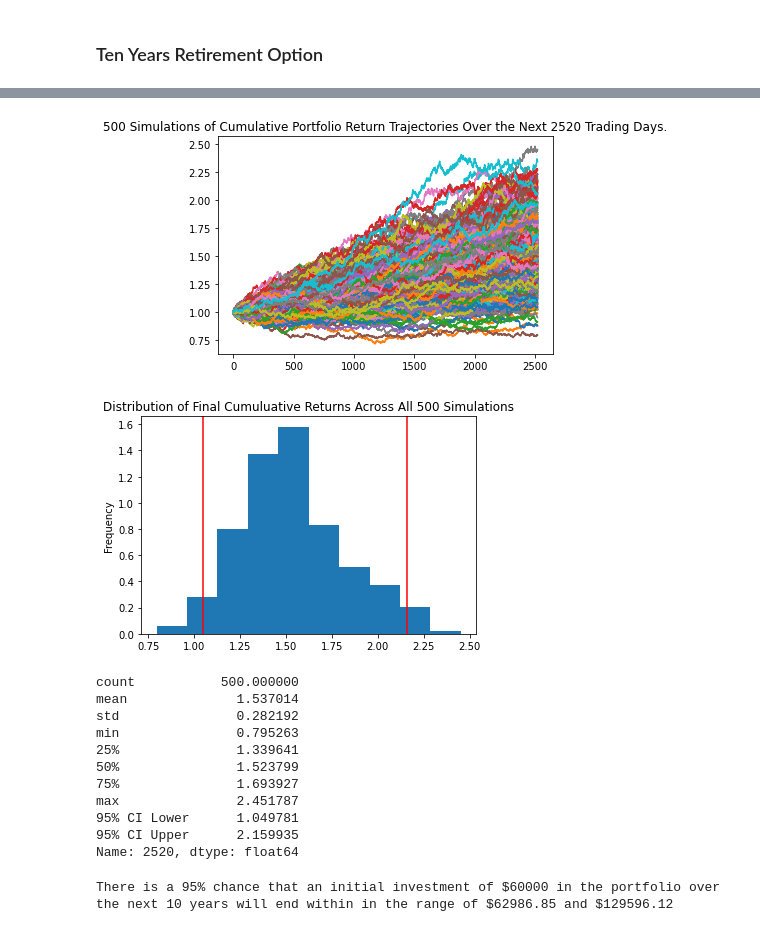
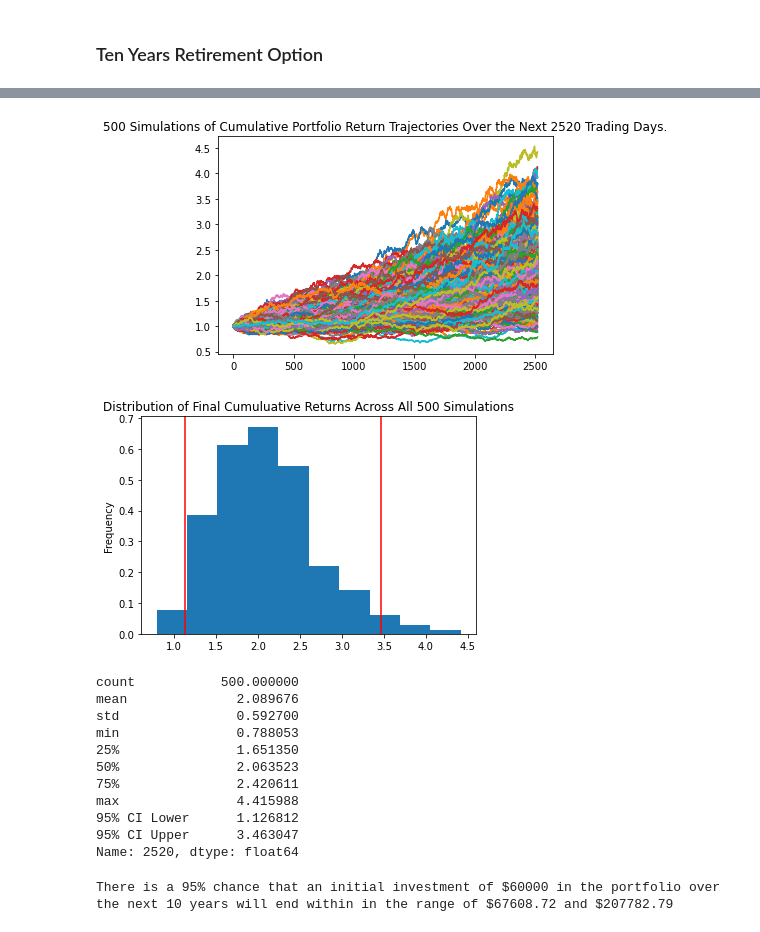
Before and after one commit to ahudiyaxcel/APIs-project, a Jupyter notebook: financial-planner.ipynb, the cells around one changed output, grey strips where cells are left out. Drawn from its saved outputs; the diff is of its cells as text; code cells hidden in the pictures.

```diff
--- a/financial-planner.ipynb
+++ b/financial-planner.ipynb
@@ -464,3 +471,11 @@ There is a 95% chance that an initial investment of $60000 in the portfolio over
 # %% [markdown]
 ### Ten Years Retirement Option
+# %%
+# Configuring a Monte Carlo simulation to forecast 10 years cumulative returns
+MC_ten_year = MCSimulation(
+                            portfolio_data = df_stock_data,
+weights = [.60,.40],
+num_simulation = 500,
+num_trading_days =252*10
+)
 # %%
@@ -503,41 +516,43 @@ Running Monte Carlo simulation number 490.
 # %%
 # Plot simulation outcomes
-# YOUR CODE HERE!
+line_plot_ten = MC_ten_year.plot_simulation()
 # %% [output]
-[figure, old version]
+[figure, new version]
 # %%
 # Plot probability distribution and confidence intervals
-# YOUR CODE HERE!
+dist_plot_ten = MC_ten_year.plot_distribution()
 # %% [output]
-[figure, old version]
+[figure, new version]
 # %%
 # Fetch summary statistics from the Monte Carlo simulation results
-# YOUR CODE HERE!
+tbl_ten = MC_ten_year.summarize_cumulative_return()
+print(tbl_ten)
 
 # Print summary statistics
 # YOUR CODE HERE!
 # %% [output]
 count           500.000000
-mean              1.537014
-std               0.282192
-min               0.795263
-25%               1.339641
-50%               1.523799
-75%               1.693927
-max               2.451787
-95% CI Lower      1.049781
-95% CI Upper      2.159935
+mean              2.089676
+std               0.592700
+min               0.788053
+25%               1.651350
+50%               2.063523
+75%               2.420611
+max               4.415988
+95% CI Lower      1.126812
+95% CI Upper      3.463047
 Name: 2520, dtype: float64
 # %%
 # Set initial investment
-# YOUR CODE HERE!
+initial_investment_ten = 60000
 
 # Use the lower and upper `95%` confidence intervals to calculate the range of the possible outcomes of our $60,000
-# YOUR CODE HERE!
+ci_lower_ten = round (tbl_ten[8]*initial_investment_ten,2)
+ci_upper_ten = round (tbl_ten[9]*initial_investment_ten, 2)
 
 # Print results
-print(f"There is a 95% chance that an initial investment of ${initial_investment} in the portfolio"
+print(f"There is a 95% chance that an initial investment of ${initial_investment_ten} in the portfolio"
       f" over the next 10 years will end within in the range of"
       f" ${ci_lower_ten} and ${ci_upper_ten}")
 # %% [output]
-There is a 95% chance that an initial investment of $60000 in the portfolio over the next 10 years will end within in the range of $62986.85 and $129596.12
+There is a 95% chance that an initial investment of $60000 in the portfolio over the next 10 years will end within in the range of $67608.72 and $207782.79
```
Also changed, not shown: parts of 24 cells of this notebook.
